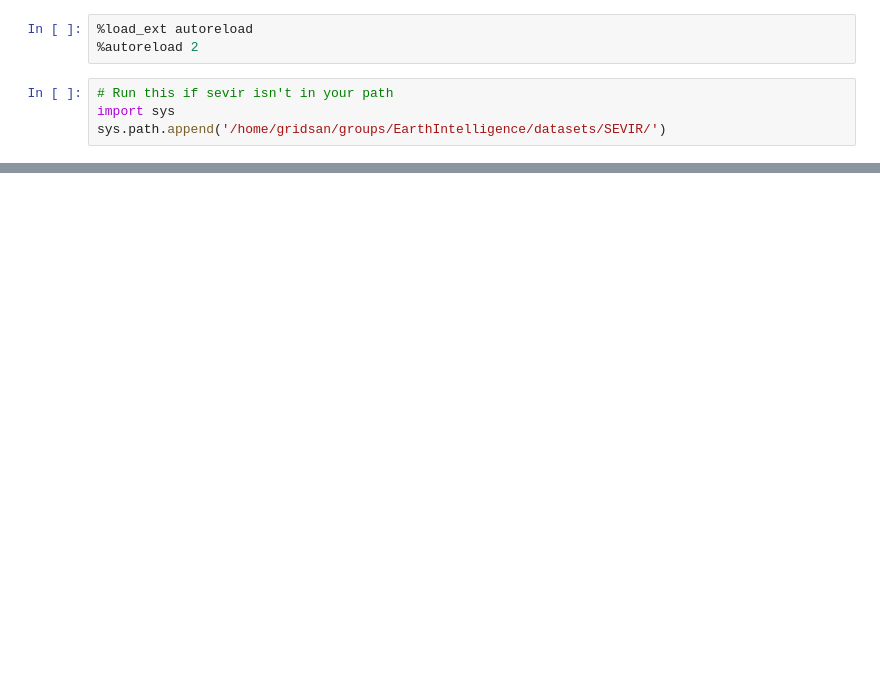
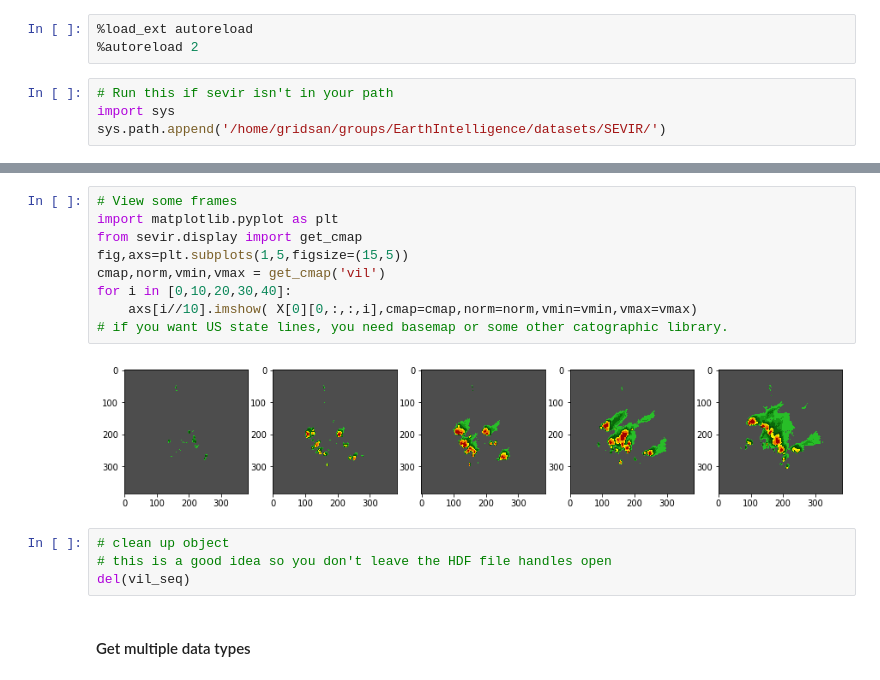
Before and after one commit to MIT-AI-Accelerator/eie-sevir, a Jupyter notebook: examples/Generators.ipynb, the cells around one changed output, grey strips where cells are left out. Saved outputs shown, nothing was run; the diff lists cells and outputs as text; blank space fills up the shorter version.

```diff
--- a/examples/Generators.ipynb
+++ b/examples/Generators.ipynb
@@ -47,0 +49,17 @@ X[0].shape
+# %%
+# View some frames
+import matplotlib.pyplot as plt
+from sevir.display import get_cmap
+fig,axs=plt.subplots(1,5,figsize=(15,5))
+cmap,norm,vmin,vmax = get_cmap('vil')
+for i in [0,10,20,30,40]:
+    axs[i//10].imshow( X[0][0,:,:,i],cmap=cmap,norm=norm,vmin=vmin,vmax=vmax)
+# if you want US state lines, you need basemap or some other catographic library.
+# %% [output]
+[figure, added]
+# %%
+# clean up object
+# this is a good idea so you don't leave the HDF file handles open
+del(vil_seq)
+# %% [markdown]
+#### Get multiple data types
```
Also changed, not shown: parts of 25 cells of this notebook, 3 other files.
